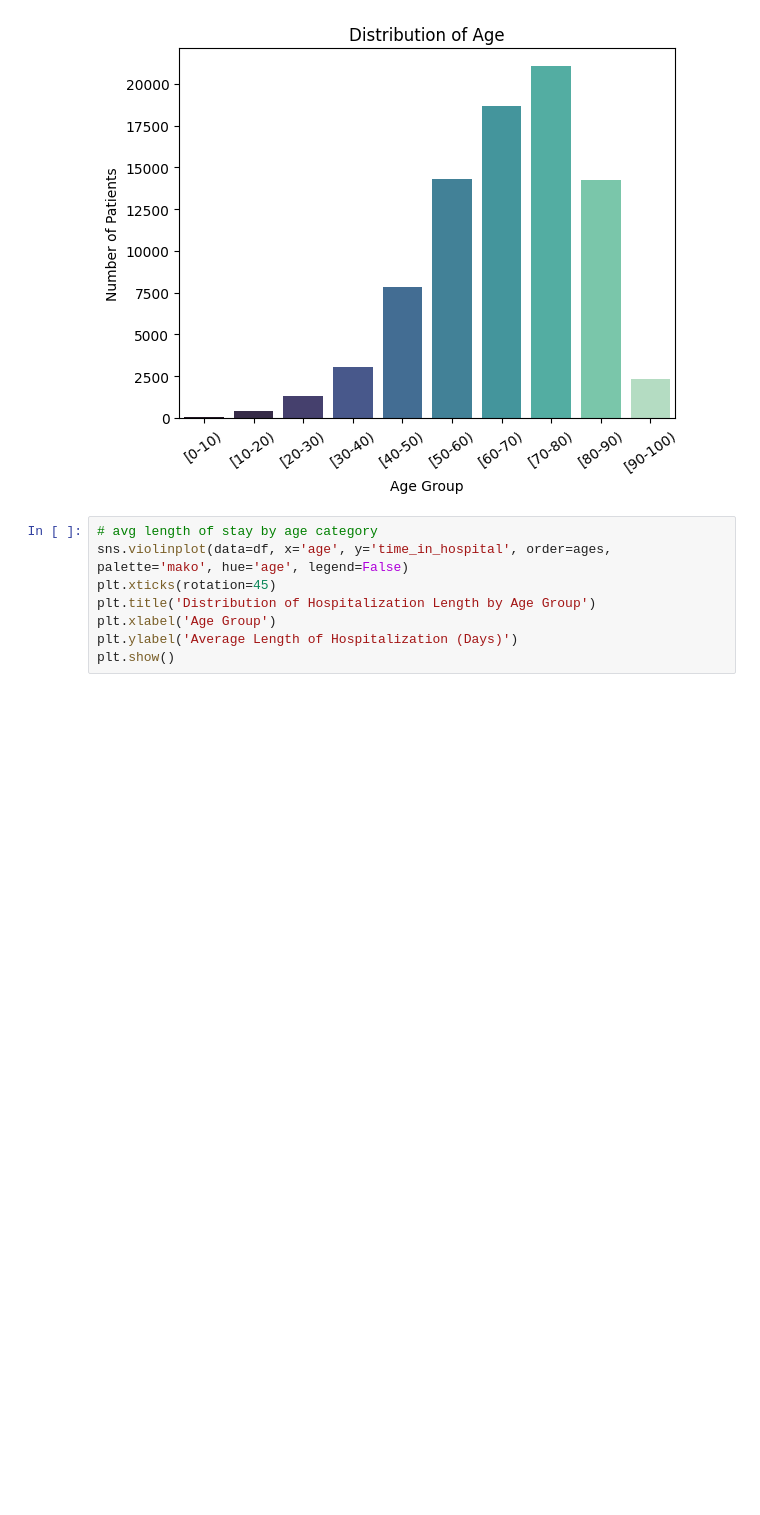
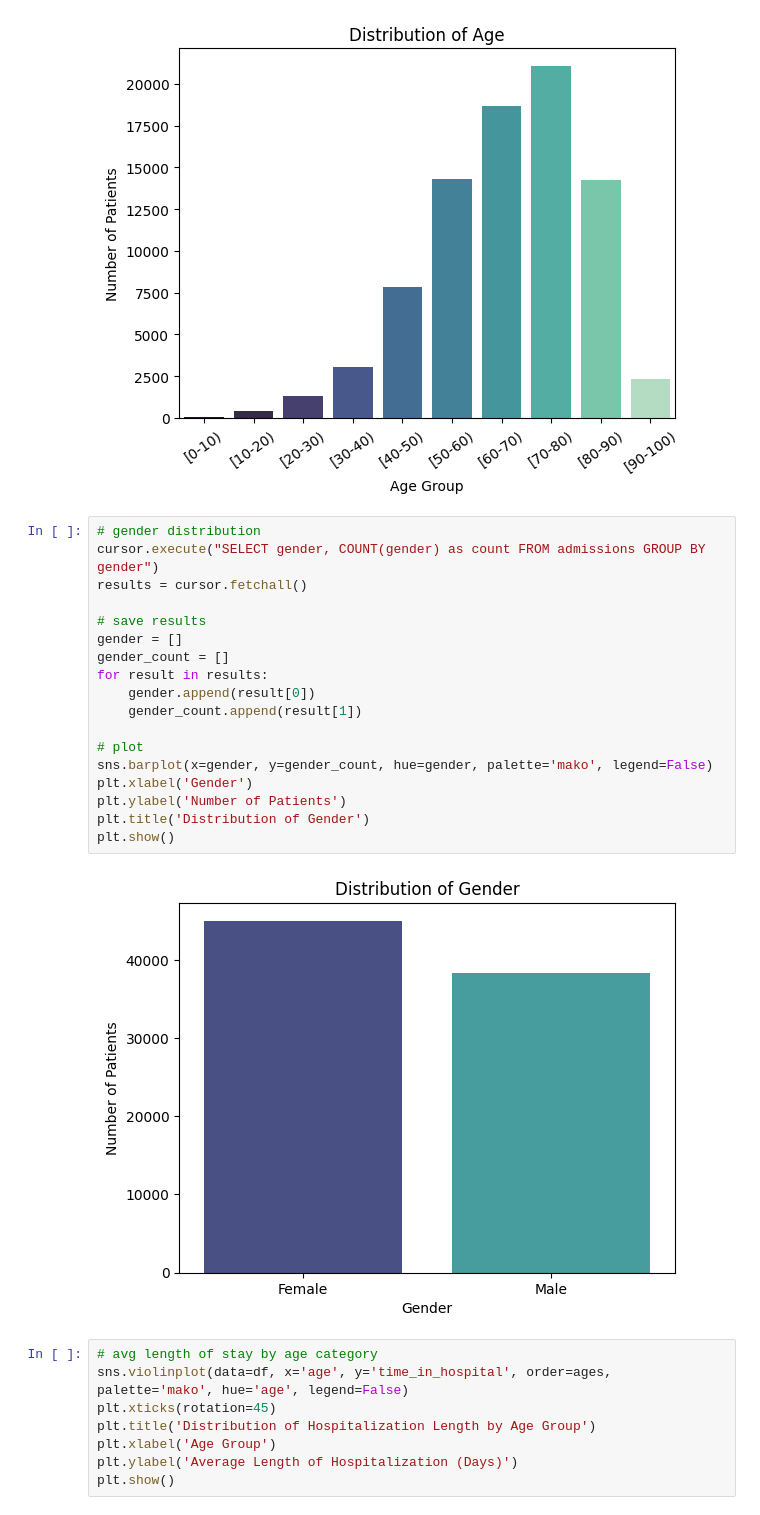
Before and after one commit to juhit101/Hospital-Readmission-Analytics, a Jupyter notebook: visualization.ipynb, the cells around one changed output. Saved outputs shown, nothing was run; the diff lists cells and outputs as text; blank space fills up the shorter version.

```diff
--- a/visualization.ipynb
+++ b/visualization.ipynb
@@ -112,6 +112,26 @@ plt.xticks(rotation=35)
 plt.show()
 # %% [output]
 [figure]
+# %%
+# gender distribution
+cursor.execute("SELECT gender, COUNT(gender) as count FROM admissions GROUP BY gender")
+results = cursor.fetchall()
+
+# save results
+gender = []
+gender_count = []
+for result in results:
+    gender.append(result[0])
+    gender_count.append(result[1])
+
+# plot
+sns.barplot(x=gender, y=gender_count, hue=gender, palette='mako', legend=False)
+plt.xlabel('Gender')
+plt.ylabel('Number of Patients')
+plt.title('Distribution of Gender')
+plt.show()
+# %% [output]
+[figure, added]
 # %%
 # avg length of stay by age category
 sns.violinplot(data=df, x='age', y='time_in_hospital', order=ages, palette='mako', hue='age', legend=False)
```
Also changed, not shown: parts of 2 cells of this notebook, 1 other file.
